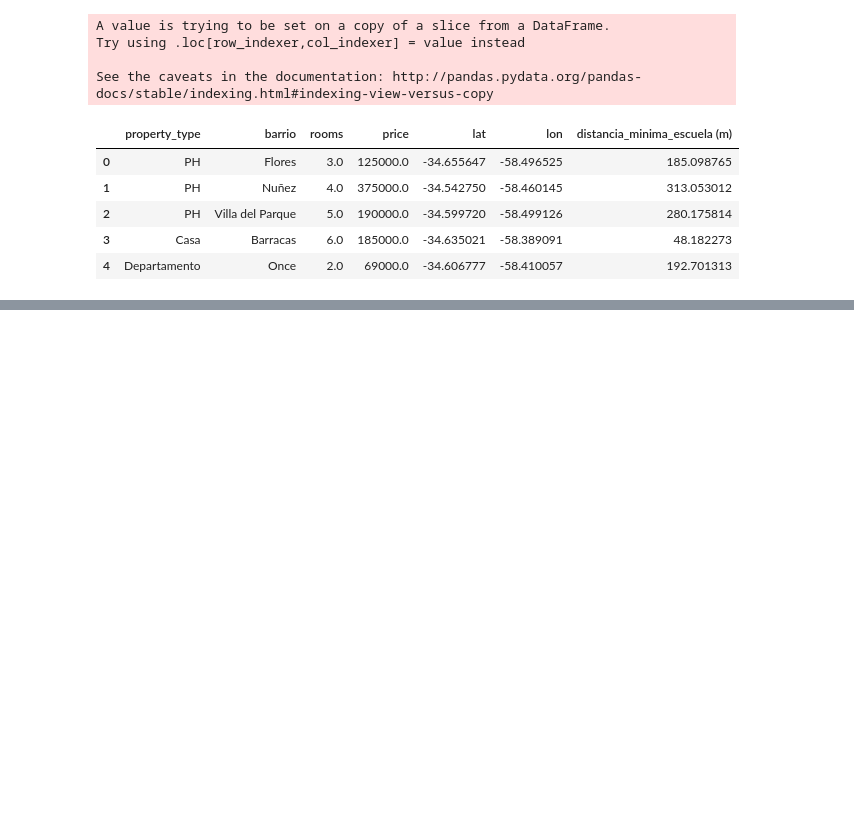
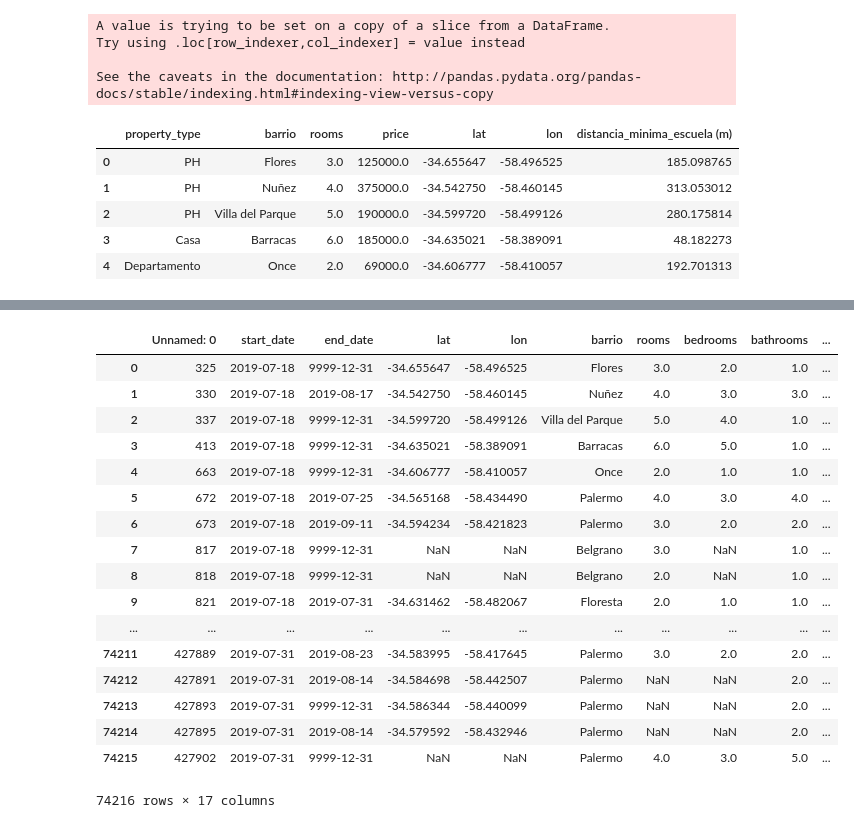
Before and after one commit to Santiago-Pinto/TPSistemasInteligentes, a Jupyter notebook: Analisis distancia a escuelas.ipynb, the cells around one changed output, grey strips where cells are left out. Cells and saved outputs as stored; diff of their text form; code cells hidden in the pictures; blank space fills up the shorter version.

```diff
--- a/Analisis distancia a escuelas.ipynb
+++ b/Analisis distancia a escuelas.ipynb
@@ -88,0 +110,22 @@ df.plot.scatter('distancia_minima_escuela (m)', 'price',alpha=0.25, figsize=(12,
+# %%
+filteredData['distancia_minima_escuela (m)'] = propiedades[['distancia_minima_escuela (m)']]
+filteredData
+# %% [output]
+|  | Unnamed: 0 | start_date | end_date | lat | lon | barrio | rooms | bedrooms | bathrooms | ... |
+| 0 | 325 | 2019-07-18 | 9999-12-31 | -34.655647 | -58.496525 | Flores | 3.0 | 2.0 | 1.0 | ... |
+| 1 | 330 | 2019-07-18 | 2019-08-17 | -34.542750 | -58.460145 | Nuñez | 4.0 | 3.0 | 3.0 | ... |
+| 2 | 337 | 2019-07-18 | 9999-12-31 | -34.599720 | -58.499126 | Villa del Parque | 5.0 | 4.0 | 1.0 | ... |
+| 3 | 413 | 2019-07-18 | 9999-12-31 | -34.635021 | -58.389091 | Barracas | 6.0 | 5.0 | 1.0 | ... |
+| 4 | 663 | 2019-07-18 | 9999-12-31 | -34.606777 | -58.410057 | Once | 2.0 | 1.0 | 1.0 | ... |
+| 5 | 672 | 2019-07-18 | 2019-07-25 | -34.565168 | -58.434490 | Palermo | 4.0 | 3.0 | 4.0 | ... |
+| 6 | 673 | 2019-07-18 | 2019-09-11 | -34.594234 | -58.421823 | Palermo | 3.0 | 2.0 | 2.0 | ... |
+| 7 | 817 | 2019-07-18 | 9999-12-31 | NaN | NaN | Belgrano | 3.0 | NaN | 1.0 | ... |
+| 8 | 818 | 2019-07-18 | 9999-12-31 | NaN | NaN | Belgrano | 2.0 | NaN | 1.0 | ... |
+| 9 | 821 | 2019-07-18 | 2019-07-31 | -34.631462 | -58.482067 | Floresta | 2.0 | 1.0 | 1.0 | ... |
+| ... | ... | ... | ... | ... | ... | ... | ... | ... | ... | ... |
+| 74211 | 427889 | 2019-07-31 | 2019-08-23 | -34.583995 | -58.417645 | Palermo | 3.0 | 2.0 | 2.0 | ... |
+| 74212 | 427891 | 2019-07-31 | 2019-08-14 | -34.584698 | -58.442507 | Palermo | NaN | NaN | 2.0 | ... |
+| 74213 | 427893 | 2019-07-31 | 9999-12-31 | -34.586344 | -58.440099 | Palermo | NaN | NaN | 2.0 | ... |
+| 74214 | 427895 | 2019-07-31 | 2019-08-14 | -34.579592 | -58.432946 | Palermo | NaN | NaN | 2.0 | ... |
+| 74215 | 427902 | 2019-07-31 | 9999-12-31 | NaN | NaN | Palermo | 4.0 | 3.0 | 5.0 | ... |
+74216 rows × 17 columns
```
Also changed, not shown: parts of 4 cells of this notebook, 1 other file.
